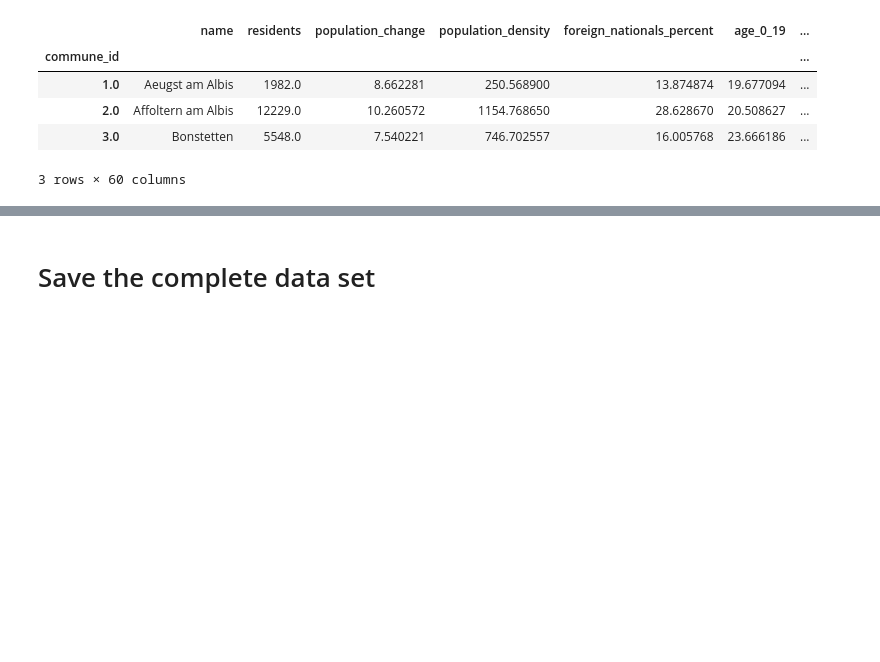
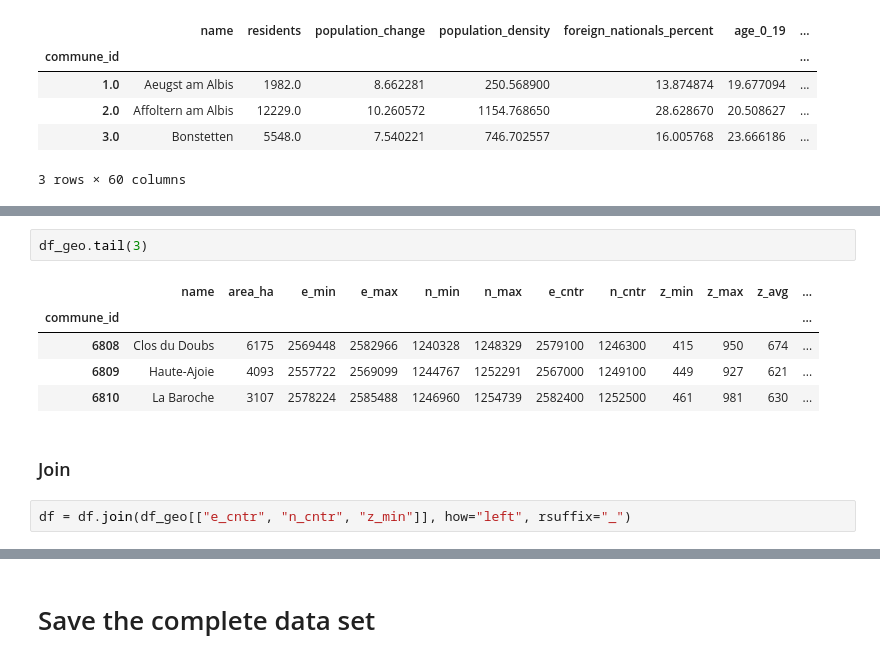
Before and after one commit to jschrein/epfl-exts-adsml-capstone-proposal, a Jupyter notebook: Read Data Files.ipynb, the cells around one changed output, grey strips where cells are left out. Cells and saved outputs as stored; diff of their text form; blank space fills up the shorter version.

```diff
--- a/Read Data Files.ipynb
+++ b/Read Data Files.ipynb
@@ -720,0 +738,12 @@ number of communes without SBB ticket vending machines:  1653
+# %%
+df_geo.tail(3)
+# %% [output]
+|  | name | area_ha | e_min | e_max | n_min | n_max | e_cntr | n_cntr | z_min | z_max | z_avg | ... |
+| commune_id |  |  |  |  |  |  |  |  |  |  |  | ... |
+| 6808 | Clos du Doubs | 6175 | 2569448 | 2582966 | 1240328 | 1248329 | 2579100 | 1246300 | 415 | 950 | 674 | ... |
+| 6809 | Haute-Ajoie | 4093 | 2557722 | 2569099 | 1244767 | 1252291 | 2567000 | 1249100 | 449 | 927 | 621 | ... |
+| 6810 | La Baroche | 3107 | 2578224 | 2585488 | 1246960 | 1254739 | 2582400 | 1252500 | 461 | 981 | 630 | ... |
+# %% [markdown]
+### Join
+# %%
+df = df.join(df_geo[["e_cntr", "n_cntr", "z_min"]], how="left", rsuffix="_")
```
Also changed, not shown: parts of 4 cells of this notebook, 1 other file.
